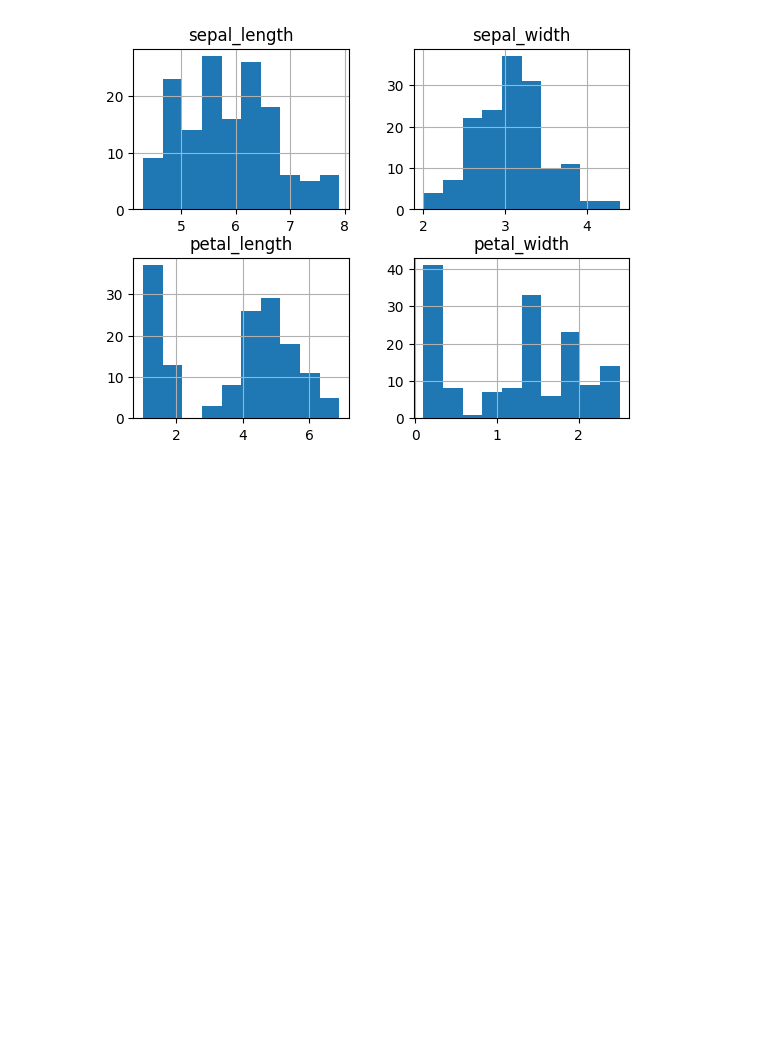
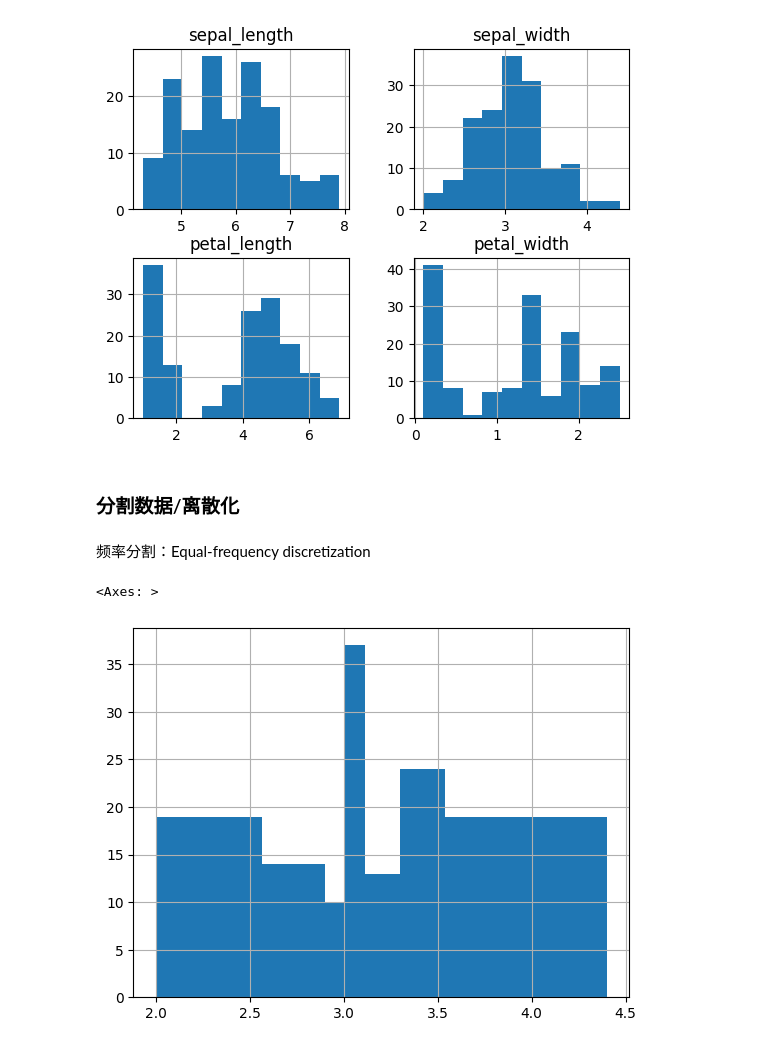
Before and after one commit to xplutoy/cookbook-ml, a Jupyter notebook: cookbook_ml/pandas.ipynb, the cells around one changed output. Saved outputs shown, nothing was run; the diff lists cells and outputs as text; code cells hidden in the pictures; blank space fills up the shorter version.

Commit message:
feat: sns.heatmap & pd.qcut

```diff
--- a/cookbook_ml/pandas.ipynb
+++ b/cookbook_ml/pandas.ipynb
@@ -146,3 +146,13 @@ array([[<Axes: title={'center': 'sepal_length'}>,
        [<Axes: title={'center': 'petal_length'}>,
         <Axes: title={'center': 'petal_width'}>]], dtype=object)
 [figure]
+# %% [markdown]
+### 分割数据/离散化
+# %% [markdown]
+频率分割：Equal-frequency discretization
+# %%
+_, bins = pd.qcut(iris["sepal_width"], q=8, retbins=True)
+iris["sepal_width"].hist(bins=bins)
+# %% [output]
+<Axes: >
+[figure, added]
```
Also changed, not shown: parts of 2 cells of this notebook, 1 other file.
